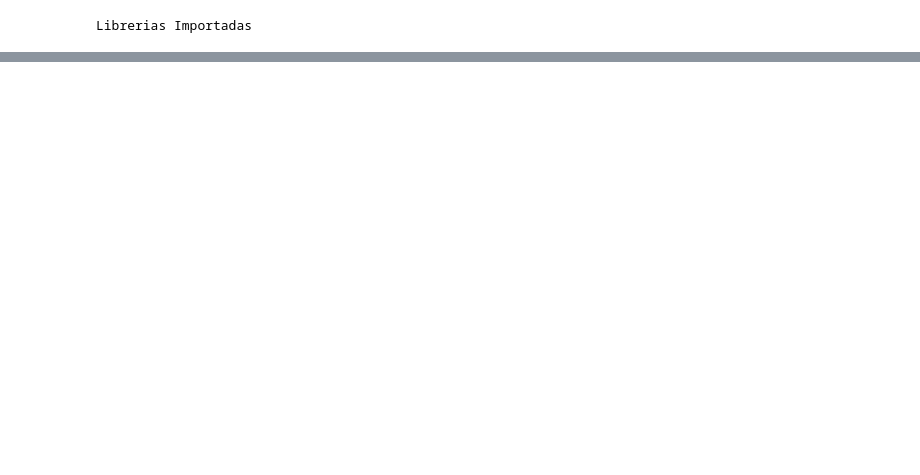
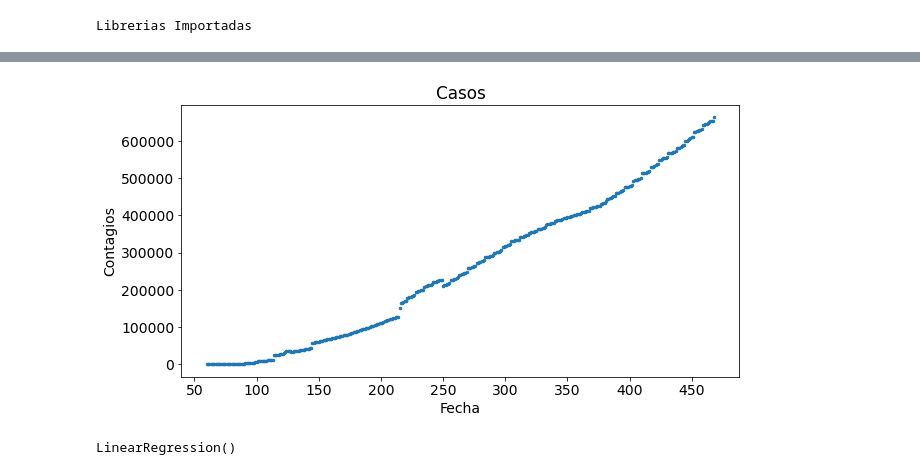
Before and after one commit to YandryRo97/Simulaci-n, a Jupyter notebook: Práctica 2/RegresionCovid.ipynb, the cells around one changed output, grey strips where cells are left out. Cells and saved outputs as stored; diff of their text form; code cells hidden in the pictures; blank space fills up the shorter version.

```diff
--- a/Práctica 2/RegresionCovid.ipynb
+++ b/Práctica 2/RegresionCovid.ipynb
@@ -78,0 +117,3 @@ plt.show()
+# %%
+df1 = pd.read_csv('DatosActual.csv')
+df1.sample(5)
@@ -78,0 +144,3 @@ plt.show()
+# %%
+df1=df1[['day','Totales']]
+df1
@@ -78,0 +173,15 @@ plt.show()
+# %%
+import numpy as np
+import matplotlib.pyplot as plt
+
+plt.figure(figsize = (10,5))
+x = df1['day'].values.reshape(-1,1)
+y = df1['Totales'].values.reshape(-1,1)
+plt.plot(x, y,'.', markersize = 5, label ='')
+plt.title('Casos')
+plt.xlabel('Fecha')
+plt.ylabel('Contagios')
+
+plt.show()
+# %% [output]
+[figure, added]
@@ -78,0 +196,7 @@ plt.show()
+# %%
+#Training: Regresion Lineal
+from sklearn.linear_model import LinearRegression
+regressor = LinearRegression()
+regressor.fit(X_train, y_train)
+# %% [output]
+LinearRegression()
```
Also changed, not shown: parts of 20 cells of this notebook, 2 other files.
